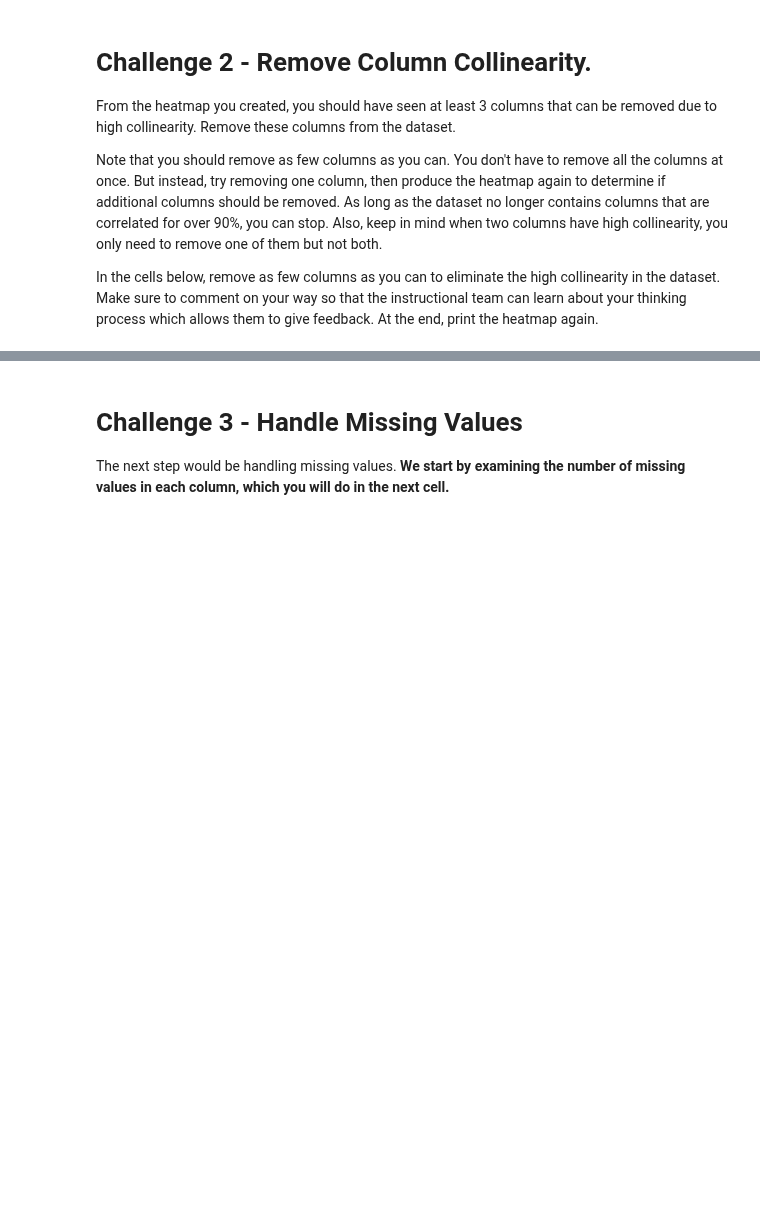
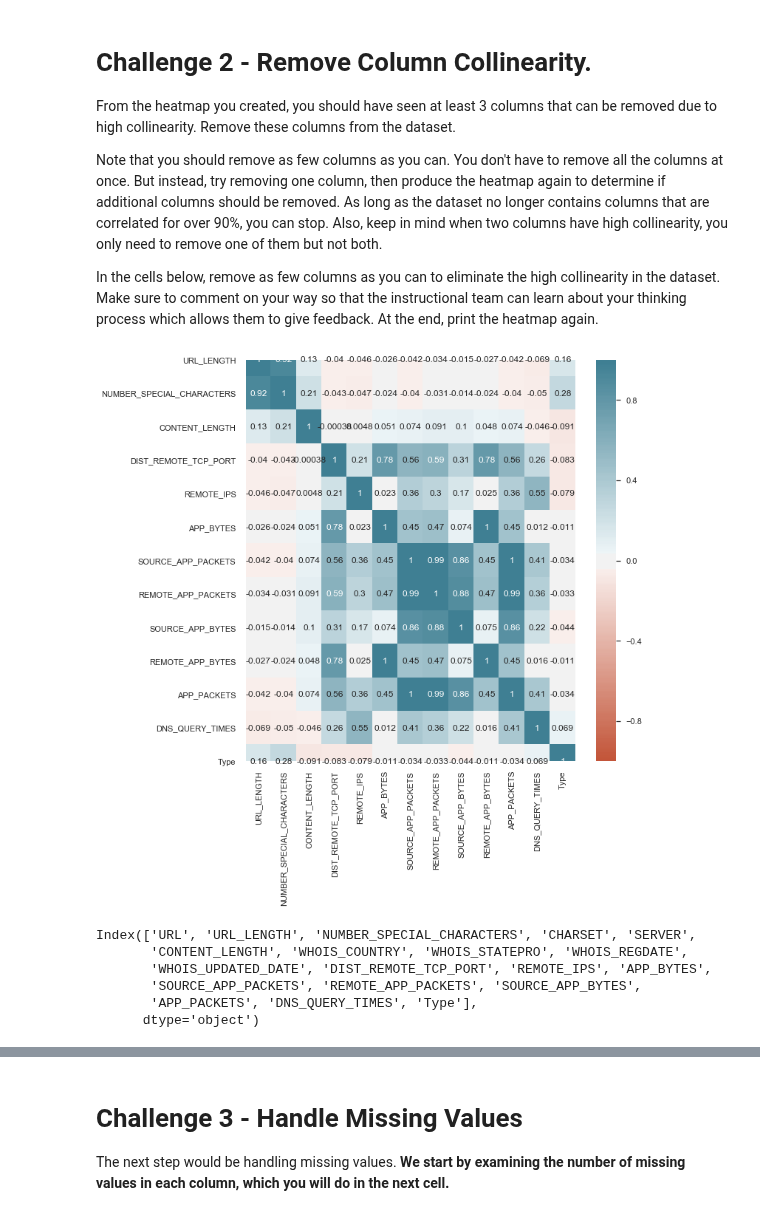
Before and after one commit to ta-data-lis/lab-supervised-learning, a Jupyter notebook: your-code/main.ipynb, the cells around one changed output, grey strips where cells are left out. Drawn from its saved outputs; the diff is of its cells as text; code cells hidden in the pictures; blank space fills up the shorter version.

```diff
--- a/your-code/main.ipynb
+++ b/your-code/main.ipynb
@@ -193,2 +191,16 @@ In the cells below, remove as few columns as you can to eliminate the high colli
+# %%
+# Your code here
+"""
+With the above criteria we have:
+URL_LENGHT <-> NUMBERS_SPECIAL_CHARS
+TCP_CONV_XCHANGE <-> SOURCE_APP_PACKS
+TCP_CONV_XCHANGE <-> REMOTE_APP_PACKS
+TCP_CONV_XCHANGE <-> APP_PACKS
+SOURCE_APP_PACKS <—> REMOTE_APP_PACKS
+SOURCE_APP_PACKS <—> APP_PACKS
+REMOTE_APP_PACKS <-> APP_PACKS
+APP_BYTES <—> REMOTE_APP_BYTES
+"""
+removed_ws = websites.loc[:, websites.columns != "TCP_CONVERSATION_EXCHANGE"]
 # %%
 # Your comment here
@@ -196,0 +207,21 @@ In the cells below, remove as few columns as you can to eliminate the high colli
+# %%
+# Print heatmap again
+corr_matrix = removed_ws.corr()
+
+sns.set("notebook")
+fig, ax = plt.subplots(figsize = (10, 10))
+with sns.axes_style("white"):
+    p2 = sns.heatmap(corr_matrix, square = False, fmt = '.2g', vmin = -1, vmax = 1, center = 0,
+                     cmap = sns.diverging_palette(20, 220, n = 200), annot = True)
+# %% [output]
+[figure, added]
+# %%
+# There are still quite a few, so I'll continue
+removed_ws = removed_ws.loc[:, removed_ws.columns != "REMOTE_APP_BYTES"]
+# %% [output]
+Index(['URL', 'URL_LENGTH', 'NUMBER_SPECIAL_CHARACTERS', 'CHARSET', 'SERVER',
+       'CONTENT_LENGTH', 'WHOIS_COUNTRY', 'WHOIS_STATEPRO', 'WHOIS_REGDATE',
+       'WHOIS_UPDATED_DATE', 'DIST_REMOTE_TCP_PORT', 'REMOTE_IPS', 'APP_BYTES',
+       'SOURCE_APP_PACKETS', 'REMOTE_APP_PACKETS', 'SOURCE_APP_BYTES',
+       'APP_PACKETS', 'DNS_QUERY_TIMES', 'Type'],
+      dtype='object')
```
Also changed, not shown: parts of 10 cells of this notebook.
